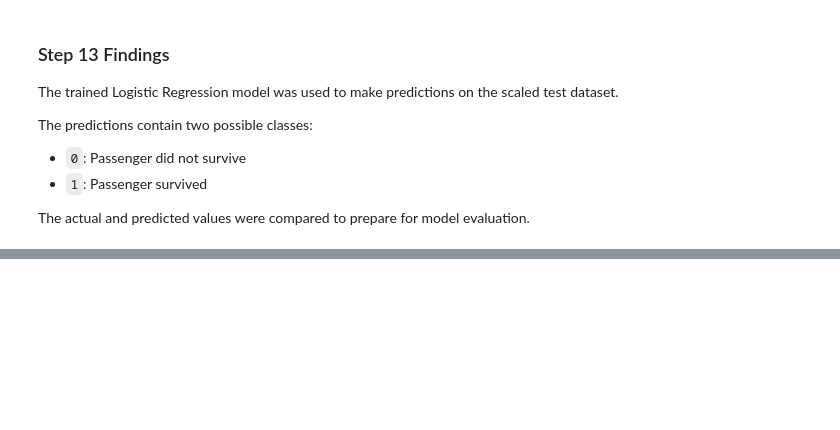
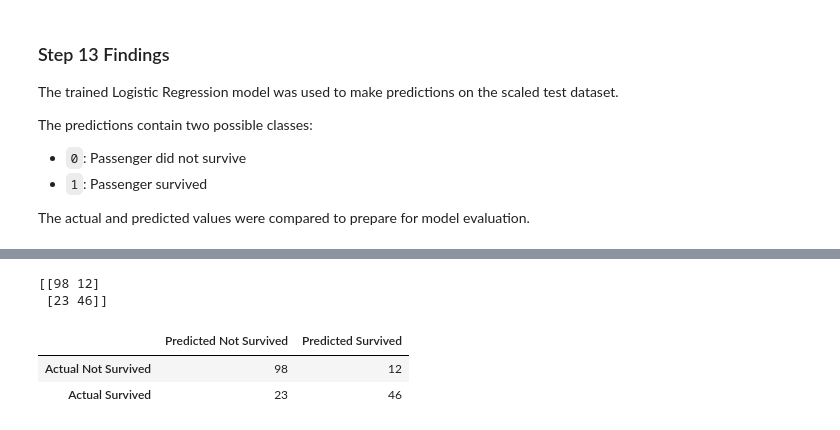
Before and after one commit to oshan-rajakaruna/titanic-survival-ml-practical, a Jupyter notebook: notebooks/01_titanic_survival_ml_pipeline.ipynb, the cells around one changed output, grey strips where cells are left out. Drawn from its saved outputs; the diff is of its cells as text; code cells hidden in the pictures; blank space fills up the shorter version.

```diff
--- a/notebooks/01_titanic_survival_ml_pipeline.ipynb
+++ b/notebooks/01_titanic_survival_ml_pipeline.ipynb
@@ -695,0 +721,19 @@ The actual and predicted values were compared to prepare for model evaluation.
+# %%
+conf_matrix = confusion_matrix(y_test, y_pred)
+
+print(conf_matrix)
+# %% [output]
+[[98 12]
+ [23 46]]
+# %%
+conf_matrix_df = pd.DataFrame(
+    conf_matrix,
+    index=["Actual Not Survived", "Actual Survived"],
+    columns=["Predicted Not Survived", "Predicted Survived"]
+)
+
+conf_matrix_df
+# %% [output]
+|  | Predicted Not Survived | Predicted Survived |
+| Actual Not Survived | 98 | 12 |
+| Actual Survived | 23 | 46 |
```
Also changed, not shown: parts of 6 cells of this notebook.
